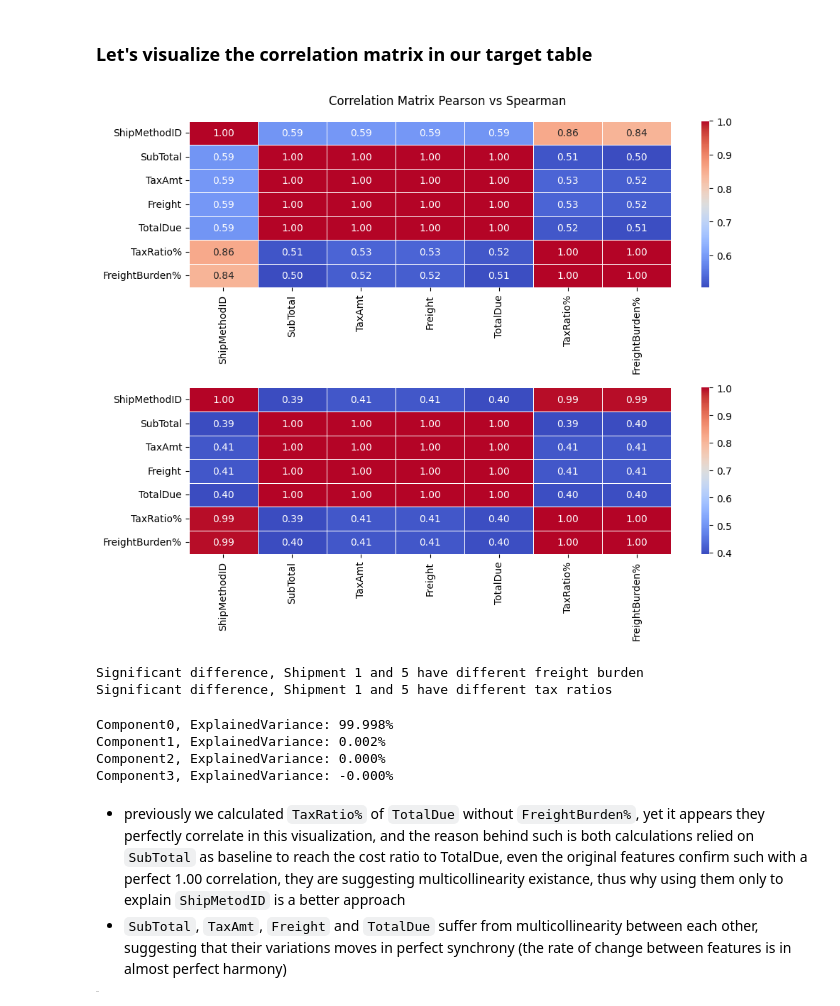
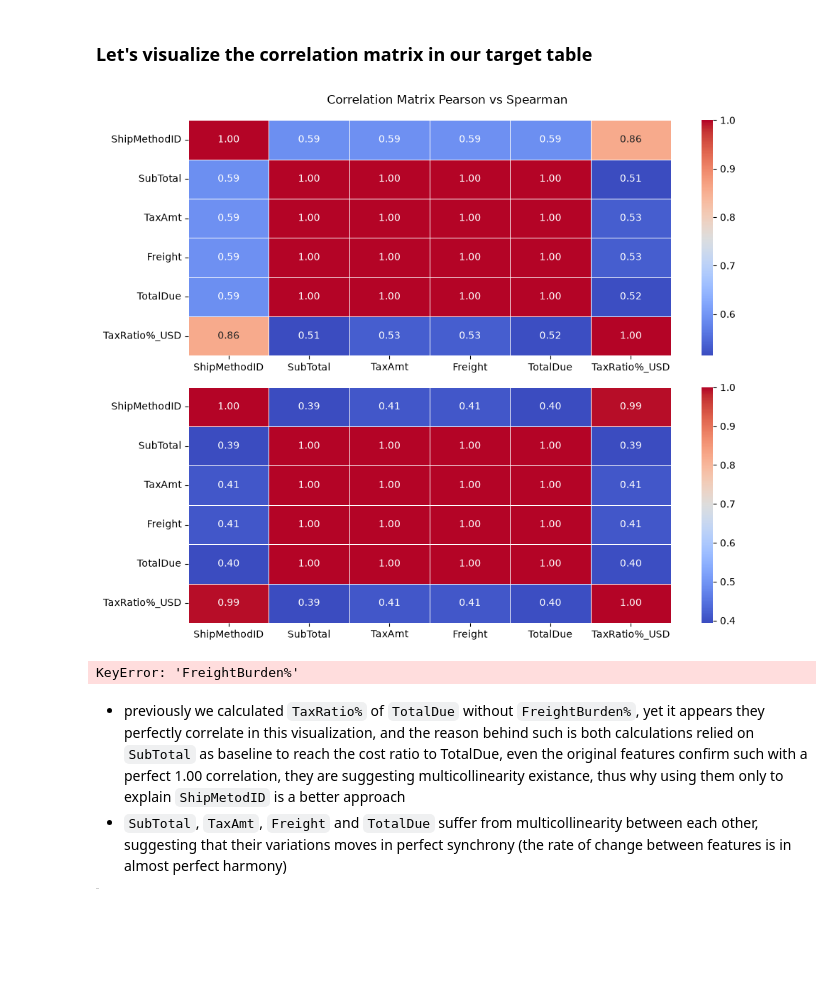
Before and after one commit to AtlasMarbx/AdventureWorks-Data-Migration-and-insight-extraction, a Jupyter notebook: EDA_process.ipynb, the cells around one changed output. Cells and saved outputs as stored; diff of their text form; code cells hidden in the pictures; blank space fills up the shorter version.

```diff
--- a/EDA_process.ipynb
+++ b/EDA_process.ipynb
@@ -292,12 +292,16 @@ df_currencyrate
 columns_to_remove = ['Comment', 'rowguid', 'ModifiedDate', 'CreditCardID', 'CreditCardApprovalCode']
 refined_df_orderheader = df_orderheader.drop(columns=columns_to_remove)
 
-temp_subset_header = refined_df_orderheader[['TerritoryID', 'CurrencyRateID', 'CustomerID', 'SubTotal']].copy()
-temp_subset_header['CurrencyRateID'] = temp_subset_header['CurrencyRateID'].fillna(1)
+temp_subset_header = refined_df_orderheader[['TerritoryID', 'CurrencyRateID', 'CustomerID', 'SubTotal', 'TaxAmt', 'Freight']].copy()
+temp_subset_header['CurrencyRateID'] = temp_subset_header['CurrencyRateID'].fillna(13520)
 
 temp_subset_currency = df_currencyrate[['CurrencyRateID', 'EndOfDayRate', 'FromCurrencyCode', 'ToCurrencyCode']].copy()
 currency_header_df = pd.merge(temp_subset_header, temp_subset_currency, on='CurrencyRateID', how='left').copy()
 
 currency_header_df['SubTotal_USD'] = currency_header_df['SubTotal'] / currency_header_df['EndOfDayRate']
-currency_header_df[(currency_header_df['ToCurrencyCode'] == 'ARS')]
+currency_header_df['TaxAmt_USD'] = currency_header_df['TaxAmt'] / currency_header_df['EndOfDayRate']
+currency_header_df['Freight_USD'] = currency_header_df['Freight'] / currency_header_df['EndOfDayRate']
+currency_header_df['TotalDue_USD'] = currency_header_df['SubTotal_USD'] + currency_header_df['TaxAmt_USD'] + currency_header_df['Freight_USD']
+
+currency_header_df.head(3)
 # %% [output]
@@ -516,9 +511,9 @@ outlier_customers_transactions_portion
 # %%
 # calculating the taxratio before freight cost
-refined_df_orderheader['TaxRatio%'] = np.round(refined_df_orderheader['TaxAmt'] / (refined_df_orderheader['SubTotal'] + refined_df_orderheader['TaxAmt'])*100, 2)
+currency_header_df['TaxRatio%'] = np.round(currency_header_df['TaxAmt_USD'] / (currency_header_df['SubTotal_USD'] + currency_header_df['TaxAmt'])*100, 2)
 
 # calculating freight ratio from `TotalDue` for further analysis
-refined_df_orderheader['FreightBurden%'] = np.round(refined_df_orderheader['Freight'] / (refined_df_orderheader['SubTotal'] + refined_df_orderheader['Freight']) * 100, 2)
+currency_header_df['FreightBurden%'] = np.round(currency_header_df['Freight_USD'] / (currency_header_df['SubTotal_USD'] + currency_header_df['Freight_USD']) * 100, 2)
 
-refined_df_orderheader.head(3)
+currency_header_df.head(3)
 # %% [output]
@@ -547,20 +541,20 @@ Name: SubTotal, dtype: float64
 # %% [markdown]
 ### we will start with the first hypothesis as to confirm if low subtotal shipments have a greater taxratio on average than bigger subtotal shipments
 # %%
-min_val = refined_df_orderheader['SubTotal'].min()
-max_val = refined_df_orderheader['SubTotal'].max()
+min_val = currency_header_df['SubTotal'].min()
+max_val = currency_header_df['SubTotal'].max()
 
-q1 = refined_df_orderheader['SubTotal'].quantile(0.25)
-q3 = refined_df_orderheader['SubTotal'].quantile(0.75)
+q1 = currency_header_df['SubTotal'].quantile(0.25)
+q3 = currency_header_df['SubTotal'].quantile(0.75)
 
 categorized_labels = ['Low', 'Medium', 'High']
 cohort_bins = [min_val, q1, q3, max_val]
 
 # categorizing `SubTotal` costs into three categories to build the support our hypothesis
-refined_df_orderheader['SubTotalCategorized'] =  pd.cut(refined_df_orderheader['SubTotal'],
+currency_header_df['SubTotalCategorized'] =  pd.cut(currency_header_df['SubTotal'],
                                         bins=cohort_bins,
                                         labels=categorized_labels,
                                         include_lowest=True)
 
-refined_df_orderheader.head(3)
+currency_header_df.head(3)
 # %% [output]
@@ -799,6 +796,8 @@ temp_view.head(5)
 refined_df_orderheader['ShipDate'] = pd.to_datetime(refined_df_orderheader['ShipDate'])
 refined_df_orderheader['OrderDate'] = pd.to_datetime(refined_df_orderheader['OrderDate'])
 refined_df_orderheader['DueDate'] = pd.to_datetime(refined_df_orderheader['DueDate'])
+
+refined_df_orderheader['TaxRatio%_USD'] = np.round((currency_header_df['TaxAmt_USD'] / (currency_header_df['SubTotal_USD'] + currency_header_df['TaxAmt_USD']))*100, 2)
 
 # omitting the 'days' and leaving the values as integers
 refined_df_orderheader['TimeInterval_ship'] = (
@@ -814,7 +813,7 @@ refined_df_orderheader['BufferTime'] = refined_df_orderheader['TimeInterval_due'
 
 # copied the subset using .copy() as each time this subset is modified it appears that it confuses pandas,
 # pandas isn't sure if you aim to alter this subset or the original dataframe.
-time_interval_summary = refined_df_orderheader[['TimeInterval_ship', 'TimeInterval_due', 'BufferTime', 'TaxRatio%']].copy()
+time_interval_summary = refined_df_orderheader[['TimeInterval_ship', 'TimeInterval_due', 'BufferTime', 'TaxRatio%_USD']].copy()
 
 time_interval_summary.head(3)
 # %% [output]
@@ -869,39 +868,39 @@ np.float64(0.0)
 import seaborn as sns
 
 temp_table = refined_df_orderheader.drop(columns=['OrderDate', 'DueDate', 'ShipDate', 'PurchaseOrderNumber', 'AccountNumber',
-                                                'RevisionNumber', 'OnlineOrderFlag', 'SalesOrderNumber', 'SubTotalCategorized',
+                                                'RevisionNumber', 'OnlineOrderFlag', 'SalesOrderNumber',
                                                 'Status', 'BufferTime', 'SalesOrderID', 'TimeInterval_ship', 'TimeInterval_due',
                                                 'BillToaddressID', 'ShipToAddressID', 'SalesPersonID', 'TerritoryID',
                                                 'CurrencyRateID', 'CustomerID']) # doesn't add much weight to the correlation strength
 
 # pearson coefficient correlation matrix
 corr_matrix_pearson = temp_table.corr(method='pearson')
 
 # spearman coefficient correlation matrix
 corr_matrix_spearman = temp_table.corr(method='spearman')
 
 fig, ax = plt.subplots(2, 1, figsize=(10, 8))
 
 sns.heatmap(corr_matrix_pearson,
             annot=True,
             cmap='coolwarm',
             fmt='.2f',
             linewidth=0.4,
             ax=ax[0])
 
 sns.heatmap(corr_matrix_spearman,
             annot=True,
             cmap='coolwarm',
             fmt='.2f',
             linewidth=0.4,
             ax=ax[1])
 
 plt.suptitle('Correlation Matrix Pearson vs Spearman')
 
 plt.tight_layout()
 plt.show()
 # %% [output]
-[figure, old version]
+[figure, new version]
 # %%
 from scipy import stats
 
@@ -926,8 +925,7 @@ if p_value_tax < 0.05:
 else:
     print('No significant difference between the two shipment types')
 # %% [output]
-Significant difference, Shipment 1 and 5 have different freight burden
-Significant difference, Shipment 1 and 5 have different tax ratios
+KeyError: 'FreightBurden%'
 # %%
 features = ['SubTotal', 'TaxAmt', 'Freight', 'TotalDue']
 cov_matrix_4d = refined_df_orderheader[features].cov().values
@@ -941,11 +939,6 @@ eigenvalues = sorted(eigenvalues, reverse=True) # eigenvalues represent the tota
 for i, val in enumerate(eigenvalues):
     component_ratio = (val / sum(eigenvalues))
     print(f'Component{i}, ExplainedVariance: {component_ratio*100:.3f}%')
-# %% [output]
-Component0, ExplainedVariance: 99.998%
-Component1, ExplainedVariance: 0.002%
-Component2, ExplainedVariance: 0.000%
-Component3, ExplainedVariance: -0.000%
 # %% [markdown]
 - previously we calculated `TaxRatio%` of `TotalDue` without `FreightBurden%`, yet it appears they perfectly correlate in this visualization, and the reason behind such is both calculations relied on `SubTotal` as baseline to reach the cost ratio to TotalDue, even the original features confirm such with a perfect 1.00 correlation, they are suggesting multicollinearity existance, thus why using them only to explain `ShipMetodID` is a better approach
 - `SubTotal`, `TaxAmt`, `Freight` and `TotalDue` suffer from multicollinearity between each other, suggesting that their variations moves in perfect synchrony (the rate of change between features is in almost perfect harmony)
```
Also changed, not shown: parts of 69 cells of this notebook.
